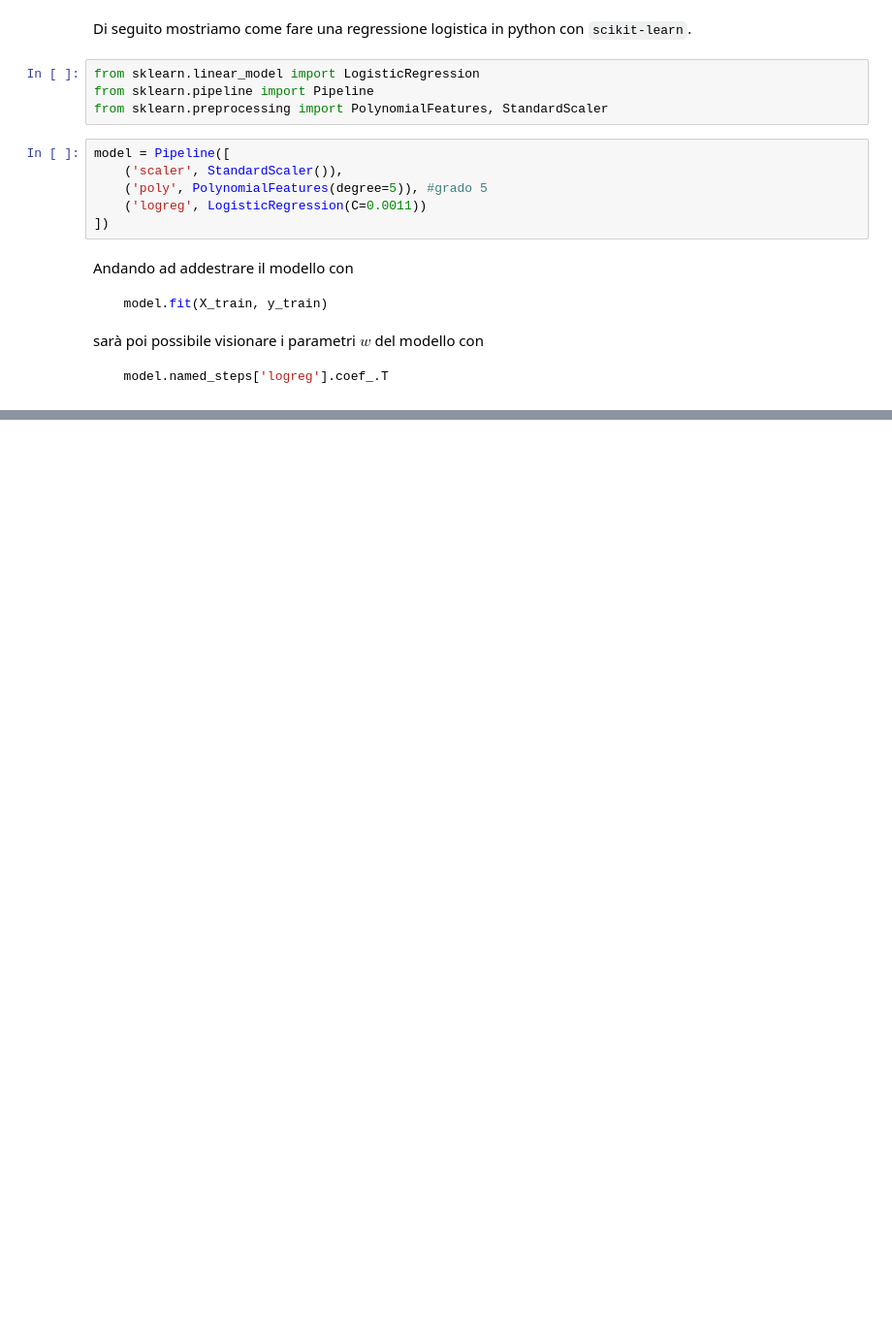
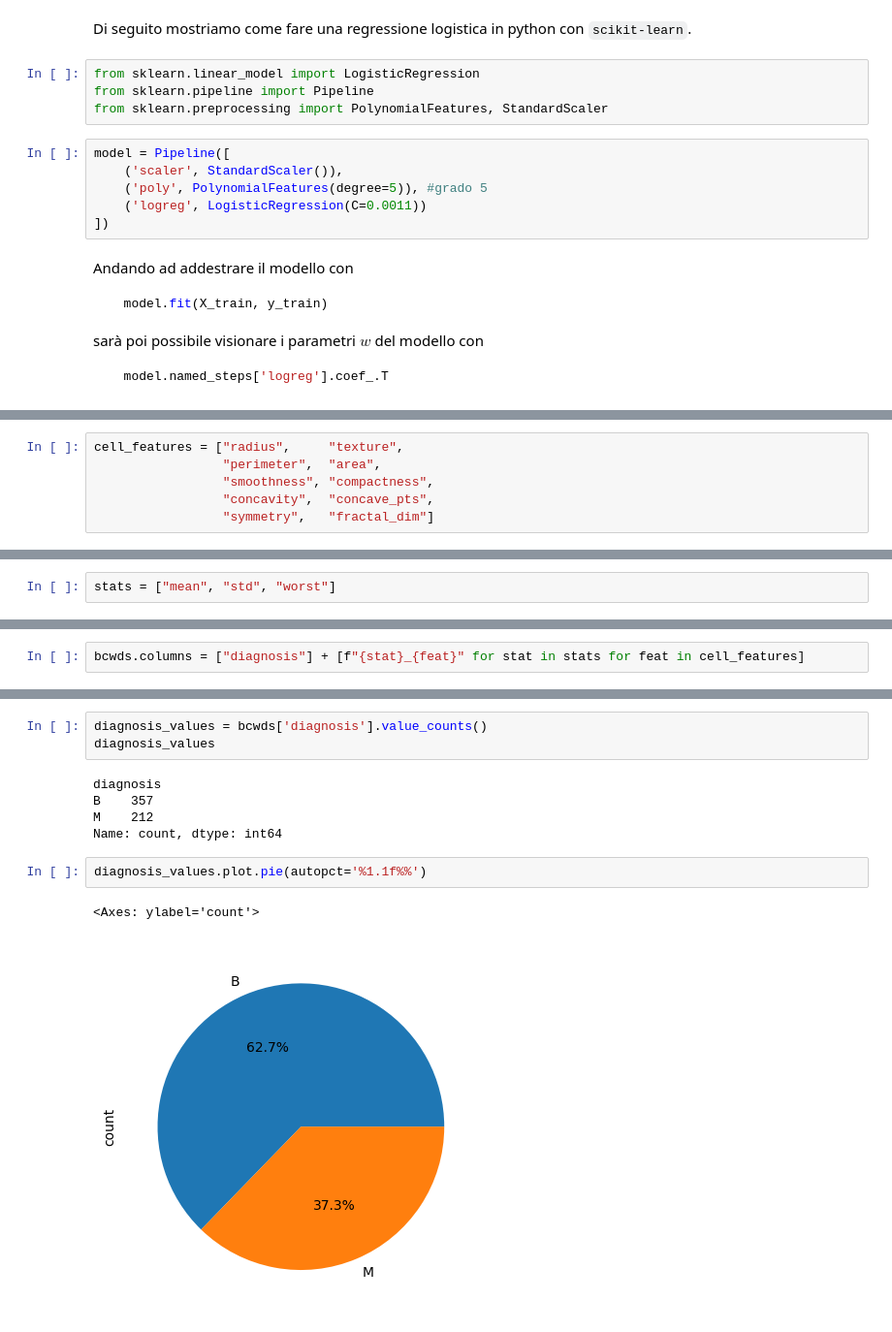
Before and after one commit to paniniDot/dataintensive-lectures, a Jupyter notebook: classification.ipynb, the cells around one changed output, grey strips where cells are left out. Shown: that part at 97% size. Drawn from its saved outputs; the diff is of its cells as text; blank space fills up the shorter version.

```diff
--- a/classification.ipynb
+++ b/classification.ipynb
@@ -623,0 +740,6 @@ $$
+# %%
+cell_features = ["radius",     "texture",
+                 "perimeter",  "area",
+                 "smoothness", "compactness",
+                 "concavity",  "concave_pts",
+                 "symmetry",   "fractal_dim"]
@@ -623,0 +748,2 @@ $$
+# %%
+stats = ["mean", "std", "worst"]
@@ -623,0 +752,2 @@ $$
+# %%
+bcwds.columns = ["diagnosis"] + [f"{stat}_{feat}" for stat in stats for feat in cell_features]
@@ -623,0 +779,13 @@ $$
+# %%
+diagnosis_values = bcwds['diagnosis'].value_counts()
+diagnosis_values
+# %% [output]
+diagnosis
+B    357
+M    212
+Name: count, dtype: int64
+# %%
+diagnosis_values.plot.pie(autopct='%1.1f%%')
+# %% [output]
+<Axes: ylabel='count'>
+[figure, added]
```
Also changed, not shown: parts of 64 cells of this notebook, 2 other files.
